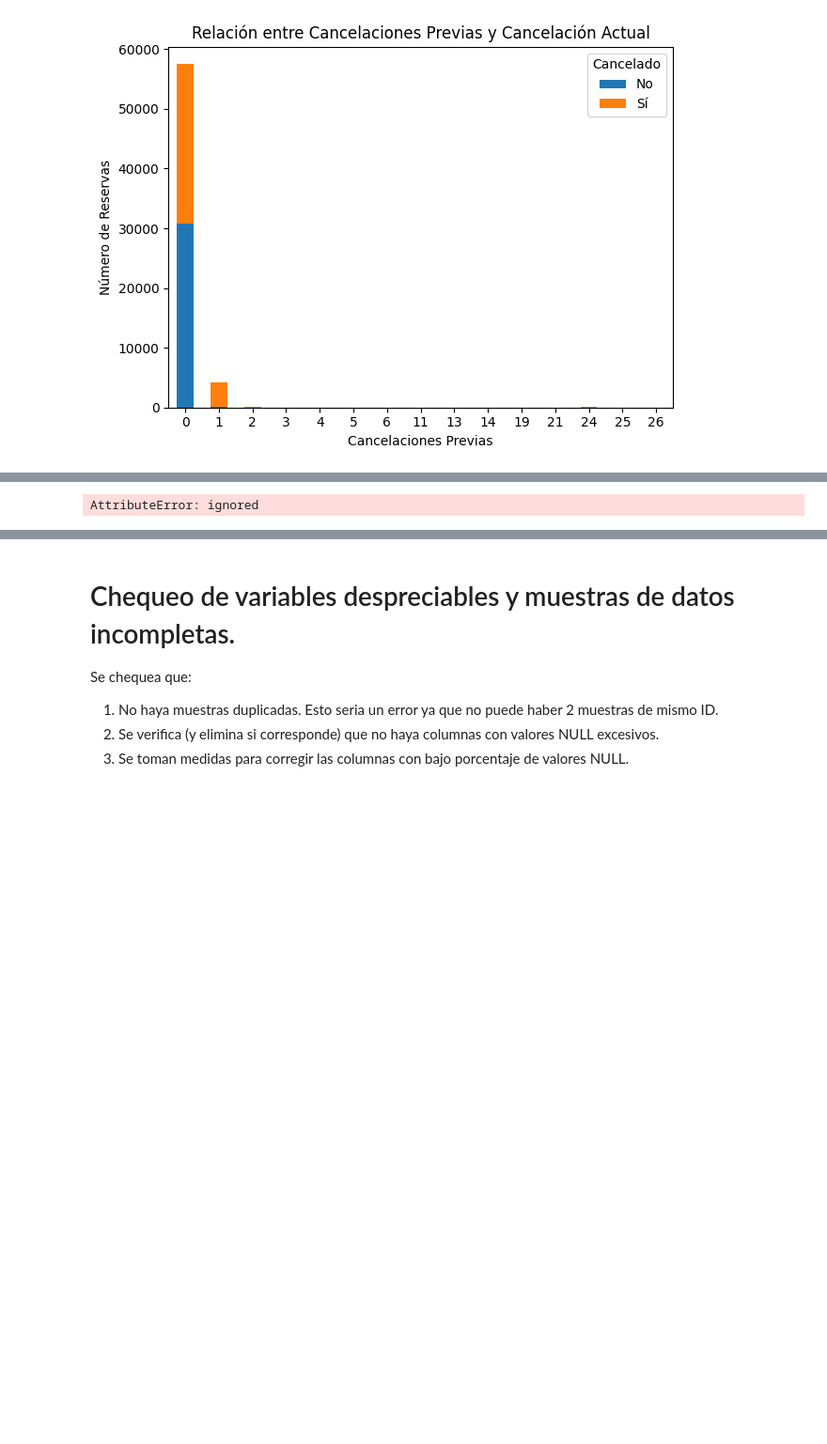
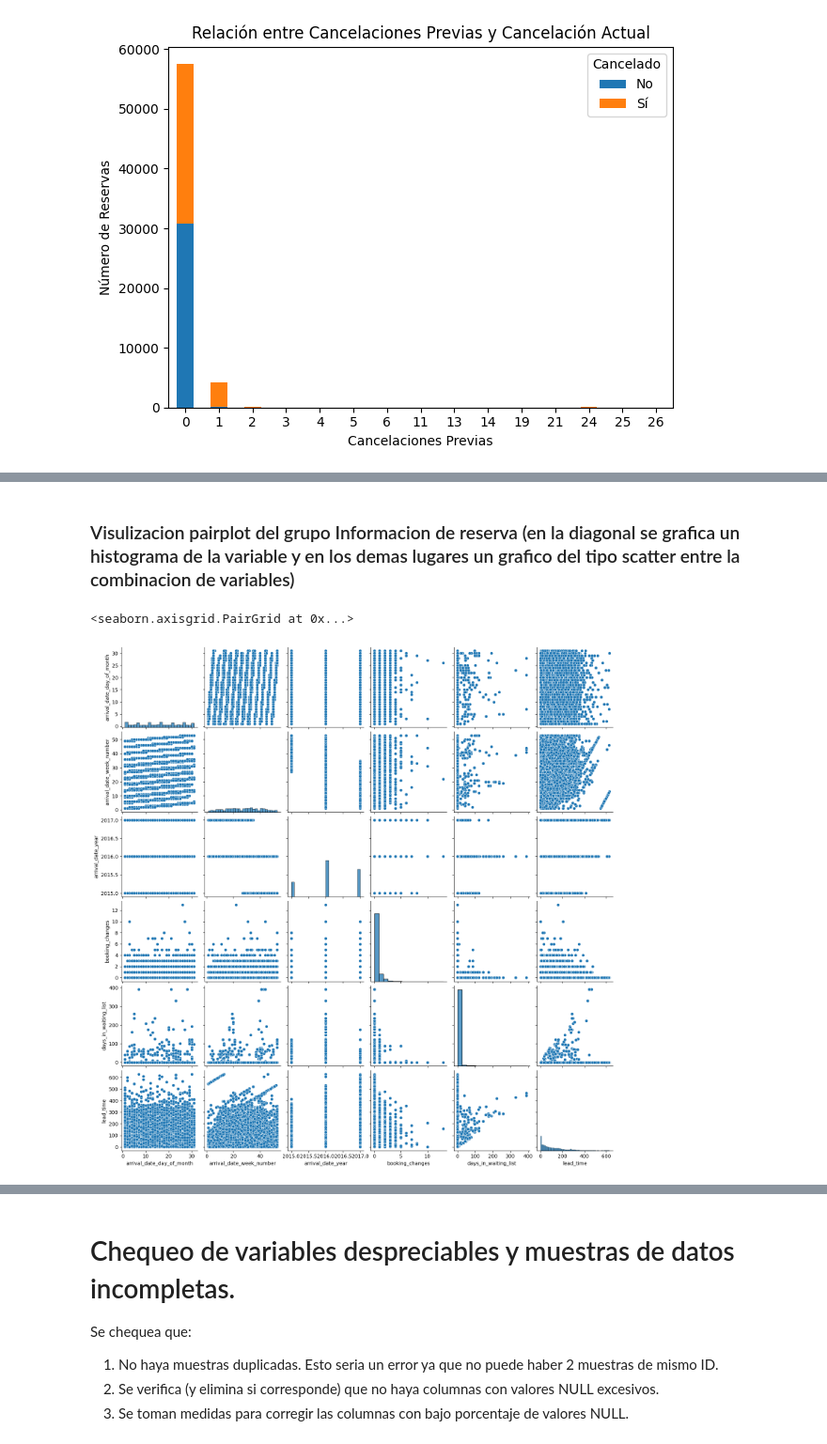
Before and after one commit to gmenendez0/7506R-2C2023-GRUPO07, a Jupyter notebook: 7506R_TP1_GRUPO07_CHP1_ENTREGA.ipynb, the cells around one changed output, grey strips where cells are left out. Shown at 94% size. Drawn from its saved outputs; the diff is of its cells as text; code cells hidden in the pictures; blank space fills up the shorter version.

Commit message:
feat: Se agregaron las visualizaciones (pairplots) para los datos del tipo numerico

```diff
--- a/7506R_TP1_GRUPO07_CHP1_ENTREGA.ipynb
+++ b/7506R_TP1_GRUPO07_CHP1_ENTREGA.ipynb
@@ -312,5 +326,7 @@ NameError: ignored
-# %%
-grupo_fechas_de_arribo = nuevo_df[['arrival_date_year', 'arrival_date_week_number','arrival_date_day_of_month']]
-dsHotelCopy['children'].columns
-# %% [output]
-AttributeError: ignored
+# %% [markdown]
+### Visulizacion pairplot del grupo Informacion de reserva (en la diagonal se grafica un histograma de la variable y en los demas lugares un grafico del tipo scatter entre la combinacion de variables)
+# %%
+sns.pairplot(info_reserva)
+# %% [output]
+<seaborn.axisgrid.PairGrid at 0x...>
+[figure, added]
```
Also changed, not shown: parts of 8 cells of this notebook.
